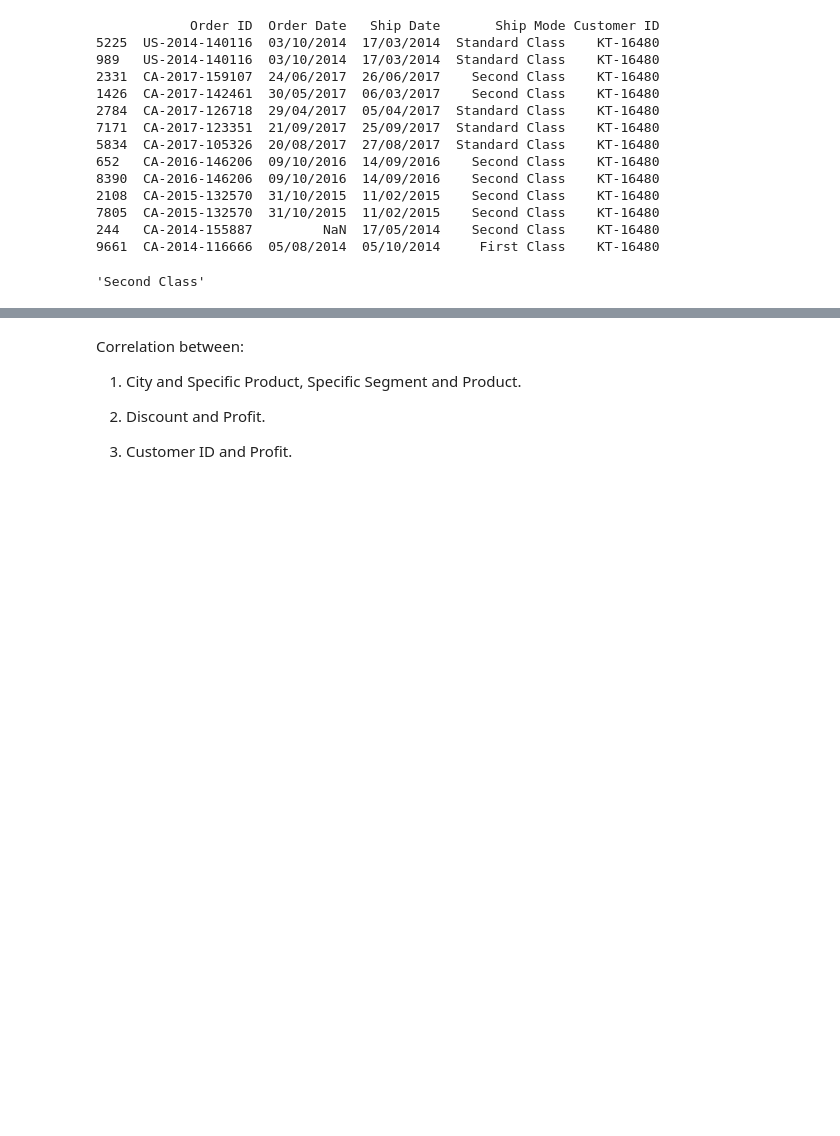
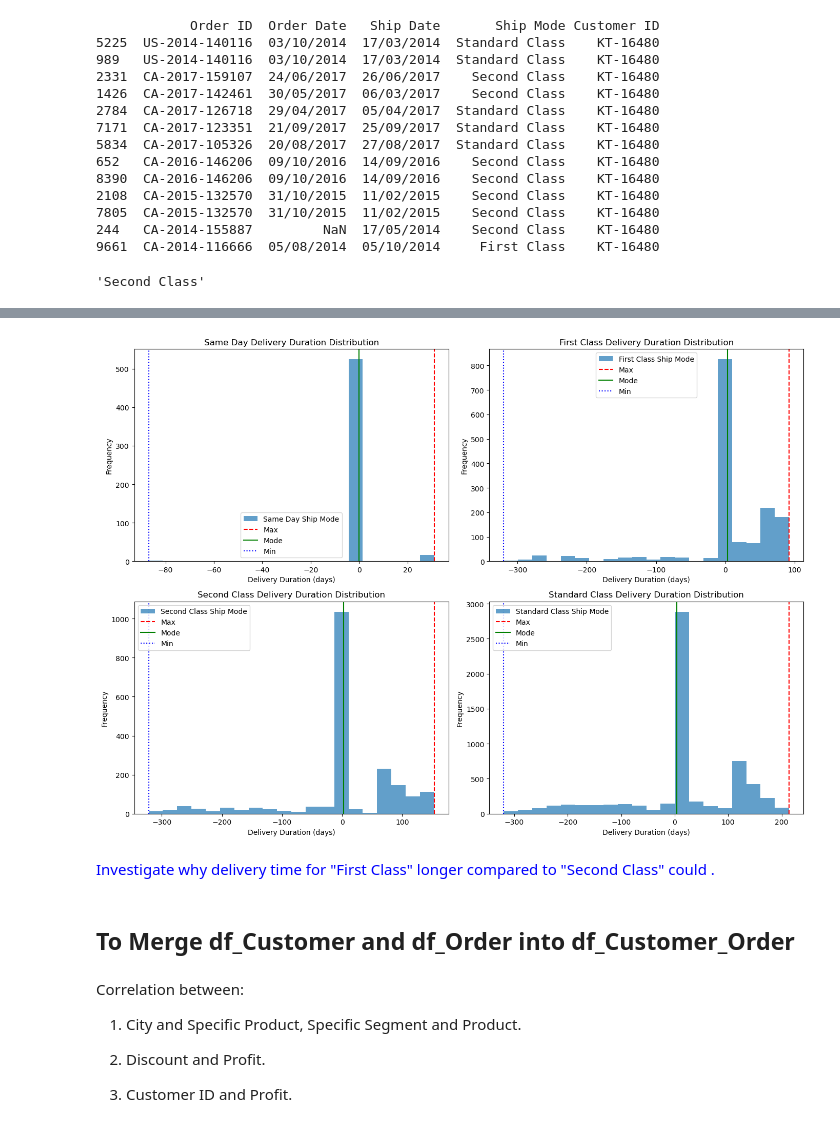
Before and after one commit to hennypurwadi/771951_Dataset_Analysis, a Jupyter notebook: 202370140_17.ipynb, the cells around one changed output, grey strips where cells are left out. Cells and saved outputs as stored; diff of their text form; code cells hidden in the pictures; blank space fills up the shorter version.

```diff
--- a/202370140_17.ipynb
+++ b/202370140_17.ipynb
@@ -1581,0 +1729,38 @@ df_Order[['OrderDD', 'OrderMM', 'OrderYYYY']] = df_Order['Order Date'].str.split
+# %%
+# Set up
+fig, axes = plt.subplots(2, 2, figsize=(14, 10))
+axes = axes.flatten()  # Flatten the axes array for easy iteration
+ship_modes = ['Same Day', 'First Class', 'Second Class', 'Standard Class']
+orders_by_ship_mode = [Same_Day_orders, First_Class_orders, Second_Class_orders, Standard_Class_orders]
+
+# Titles
+titles = ['Same Day', 'First Class', 'Second Class', 'Standard Class']
+
+# Iterate through each Ship Mode
+for i, orders in enumerate(orders_by_ship_mode):
+    max_duration = orders['Delivery Duration'].max()
+    mode_duration = orders['Delivery Duration'].mode()[0]
+    min_duration = orders['Delivery Duration'].min()
+
+    # Plot the histogram for delivery durations
+    axes[i].hist(orders['Delivery Duration'].dropna(), bins=20, alpha=0.7, label=f'{titles[i]} Ship Mode')
+
+    # Add lines for max, mode, and min
+    axes[i].axvline(x=max_duration, color='r', linestyle='--', label='Max')
+    axes[i].axvline(x=mode_duration, color='g', linestyle='-', label='Mode')
+    axes[i].axvline(x=min_duration, color='b', linestyle=':', label='Min')
+
+    # Titles and labels
+    axes[i].set_title(f'{titles[i]} Delivery Duration Distribution')
+    axes[i].set_xlabel('Delivery Duration (days)')
+    axes[i].set_ylabel('Frequency')
+    axes[i].legend()
+
+plt.tight_layout()
+plt.show()
+# %% [output]
+[figure, added]
+# %% [markdown]
+<span style="color: blue;"> Investigate why delivery time for "First Class" longer compared to "Second Class" could .</span>
+# %% [markdown]
+## To Merge df_Customer and df_Order into df_Customer_Order
```
Also changed, not shown: parts of 27 cells of this notebook.
